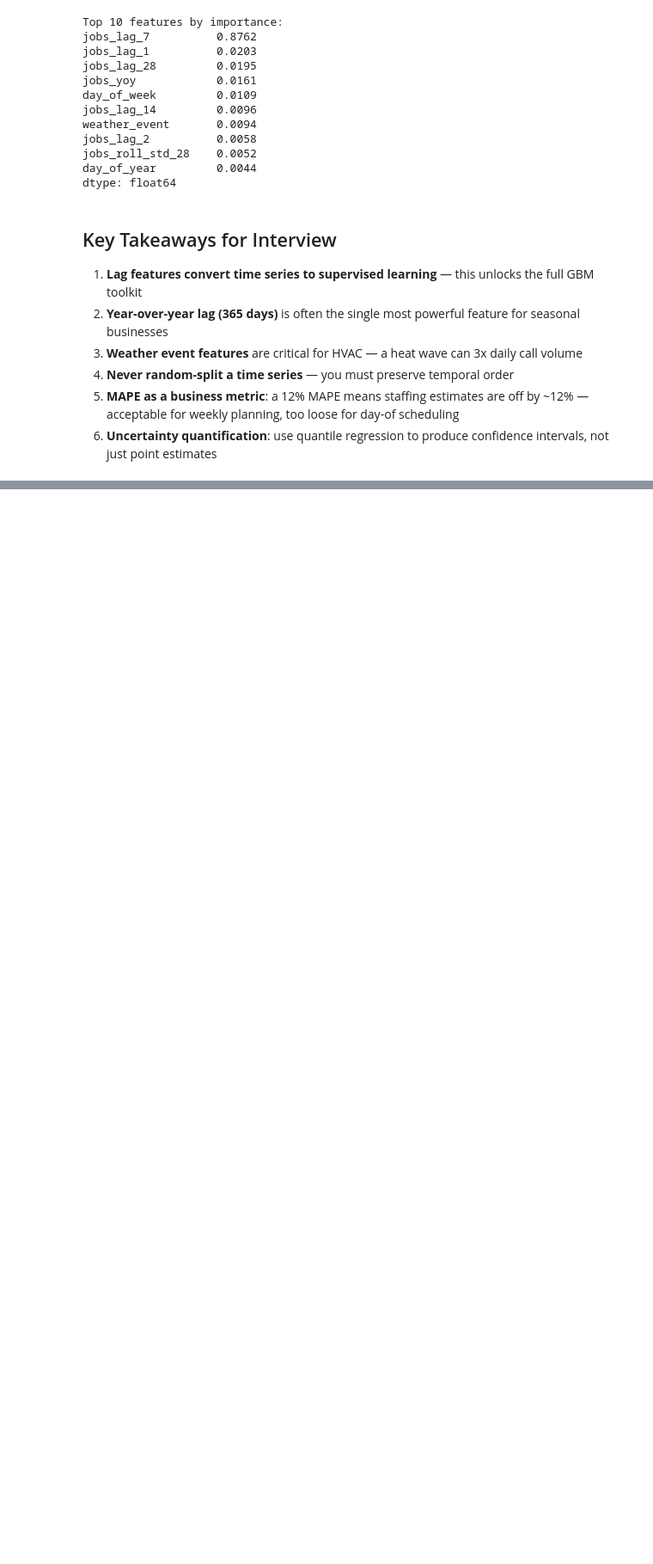
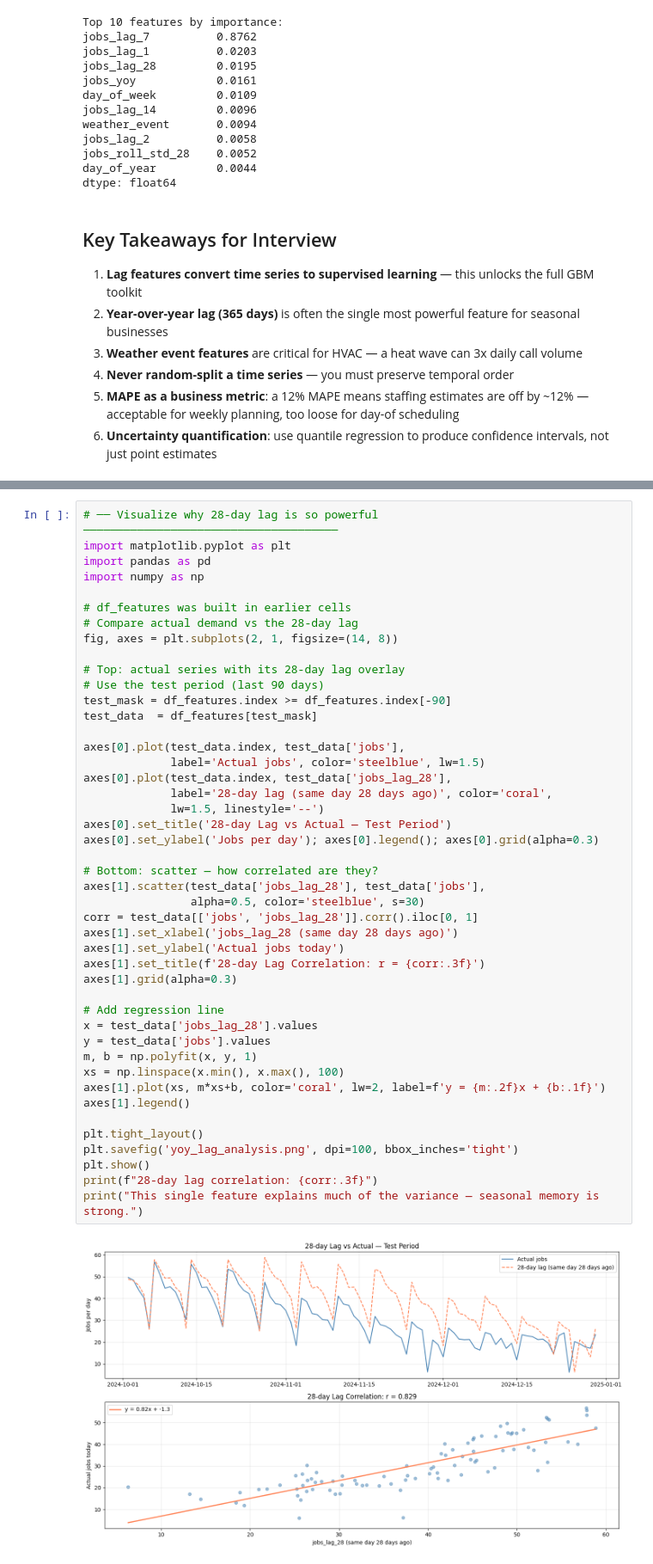
Before and after one commit to sp7412/servicetitan-ml-portfolio, a Jupyter notebook: 07_demand_forecasting.ipynb, the cells around one changed output, grey strips where cells are left out. Shown at 86% size. Saved outputs shown, nothing was run; the diff lists cells and outputs as text; blank space fills up the shorter version.

```diff
--- a/07_demand_forecasting.ipynb
+++ b/07_demand_forecasting.ipynb
@@ -246,0 +289,47 @@ dtype: float64
+# %%
+# ── Visualize why 28-day lag is so powerful ──────────────────────────────────────
+import matplotlib.pyplot as plt
+import pandas as pd
+import numpy as np
+
+# df_features was built in earlier cells
+# Compare actual demand vs the 28-day lag
+fig, axes = plt.subplots(2, 1, figsize=(14, 8))
+
+# Top: actual series with its 28-day lag overlay
+# Use the test period (last 90 days)
+test_mask = df_features.index >= df_features.index[-90]
+test_data  = df_features[test_mask]
+
+axes[0].plot(test_data.index, test_data['jobs'],
+             label='Actual jobs', color='steelblue', lw=1.5)
+axes[0].plot(test_data.index, test_data['jobs_lag_28'],
+             label='28-day lag (same day 28 days ago)', color='coral',
+             lw=1.5, linestyle='--')
+axes[0].set_title('28-day Lag vs Actual — Test Period')
+axes[0].set_ylabel('Jobs per day'); axes[0].legend(); axes[0].grid(alpha=0.3)
+
+# Bottom: scatter — how correlated are they?
+axes[1].scatter(test_data['jobs_lag_28'], test_data['jobs'],
+                alpha=0.5, color='steelblue', s=30)
+corr = test_data[['jobs', 'jobs_lag_28']].corr().iloc[0, 1]
+axes[1].set_xlabel('jobs_lag_28 (same day 28 days ago)')
+axes[1].set_ylabel('Actual jobs today')
+axes[1].set_title(f'28-day Lag Correlation: r = {corr:.3f}')
+axes[1].grid(alpha=0.3)
+
+# Add regression line
+x = test_data['jobs_lag_28'].values
+y = test_data['jobs'].values
+m, b = np.polyfit(x, y, 1)
+xs = np.linspace(x.min(), x.max(), 100)
+axes[1].plot(xs, m*xs+b, color='coral', lw=2, label=f'y = {m:.2f}x + {b:.1f}')
+axes[1].legend()
+
+plt.tight_layout()
+plt.savefig('yoy_lag_analysis.png', dpi=100, bbox_inches='tight')
+plt.show()
+print(f"28-day lag correlation: {corr:.3f}")
+print("This single feature explains much of the variance — seasonal memory is strong.")
+# %% [output]
+[figure, added]
```
Also changed, not shown: parts of 4 cells of this notebook, 3 other files.
